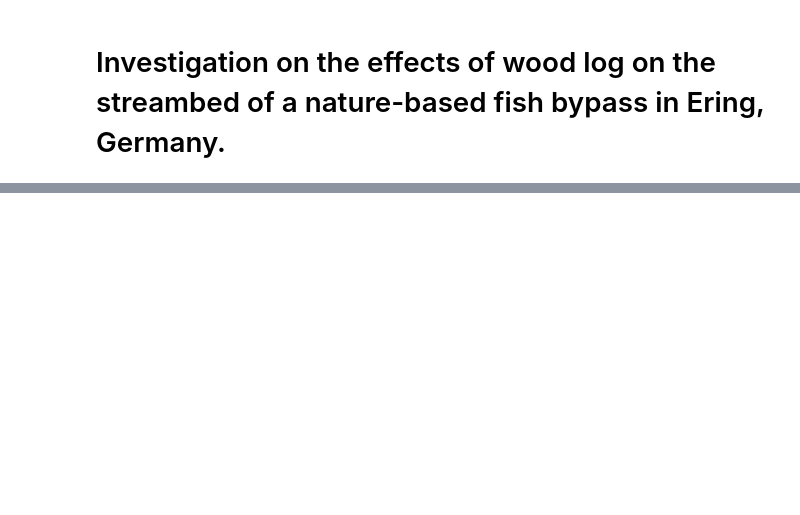
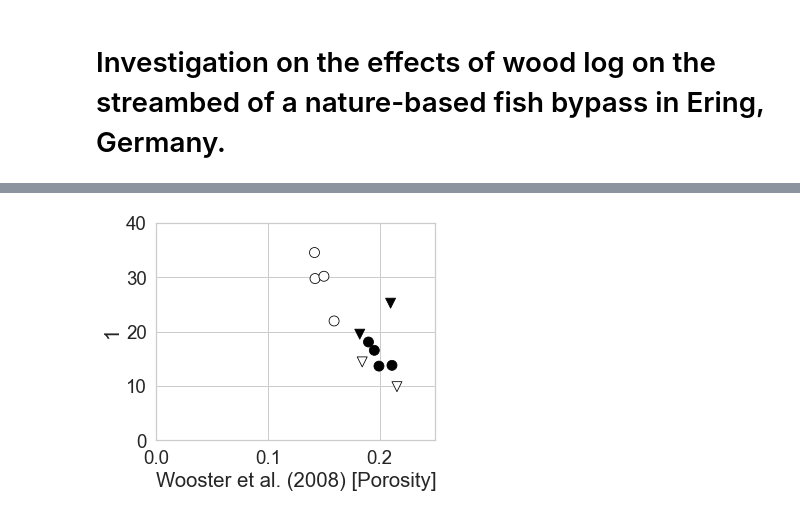
Before and after one commit to beatriznegreiros/wood-investigations, a Jupyter notebook: sed_analyses.ipynb, the cells around one changed output, grey strips where cells are left out. Saved outputs shown, nothing was run; the diff lists cells and outputs as text; code cells hidden in the pictures; blank space fills up the shorter version.

Commit message:
fc and fp results

```diff
--- a/sed_analyses.ipynb
+++ b/sed_analyses.ipynb
@@ -31,0 +79,19 @@ px.scatter(df[df['Sample']=='FC'], x='Wooster et al. (2008) [Porosity]',
+# %%
+df = df[df['Location']!='RP']
+df_fc = df[df['Sample']=='FC']
+fig, ax = plt.subplots(figsize=(5,4))
+sns.set_theme(style="whitegrid", font_scale=1.7, font='arial')
+my_pal = {"A": "white", "B": "black"}
+sns_fig = sns.scatterplot(data=df_fc, y = "1",
+              x = "Wooster et al. (2008) [Porosity]", hue='Location', s=100, ax=ax, marker='o',edgecolor='black', palette=my_pal)
+
+df_fp = df[df['Sample']=='FP']
+sns_fig = sns.scatterplot(data=df_fp, y = "1",
+              x = "Wooster et al. (2008) [Porosity]", hue='Location', s=100, ax=ax, marker='v',edgecolor='black', palette=my_pal)
+
+plt.ylim([0, 40])
+plt.xlim([0, 0.25])
+sns_fig.legend_.remove()
+plt.savefig('fp_fc-results.png', dpi=300)
+# %% [output]
+[figure, added]
```
Also changed, not shown: parts of 6 cells of this notebook, 1 other file.
